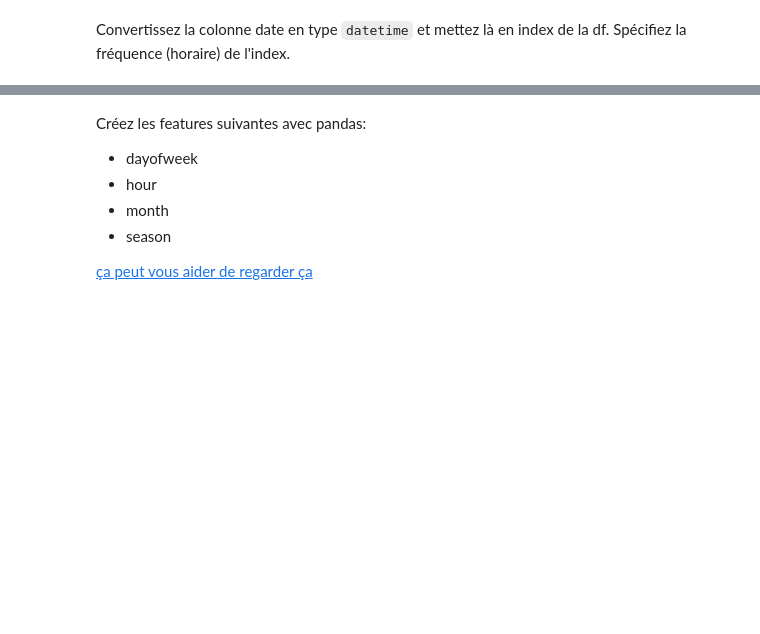
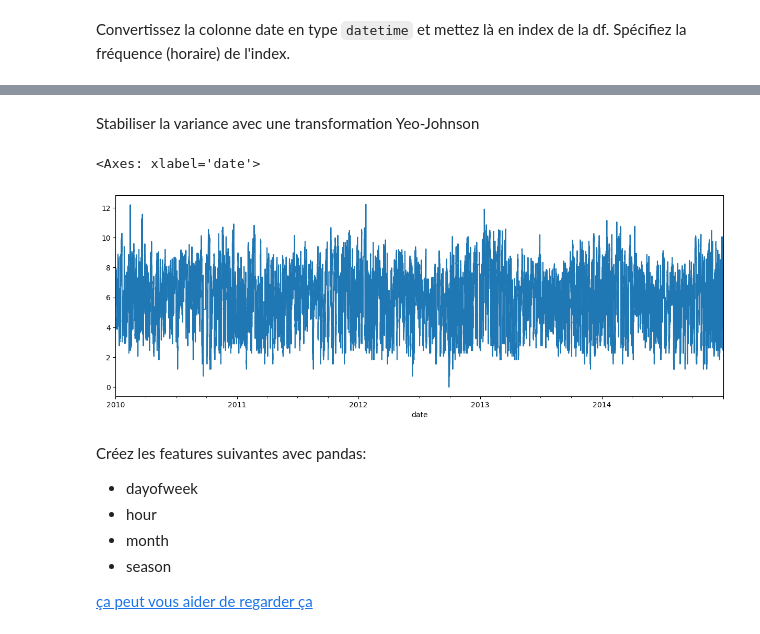
Before and after one commit to basile-desjuzeur/albert_school_ml2, a Jupyter notebook: 3.ts/5.modèles_statistiques_multivariés.ipynb, the cells around one changed output, grey strips where cells are left out. Drawn from its saved outputs; the diff is of its cells as text; code cells hidden in the pictures; blank space fills up the shorter version.

```diff
--- a/3.ts/5.modèles_statistiques_multivariés.ipynb
+++ b/3.ts/5.modèles_statistiques_multivariés.ipynb
@@ -223,3 +113,14 @@ TypeError: no numeric data to plot
+# %% [markdown]
+Stabiliser la variance avec une transformation Yeo-Johnson
+# %%
+from scipy.stats import yeojohnson
+
+df["pm2.5_transformed"], _ = yeojohnson(df["pm2.5"])
+
+df["pm2.5_transformed"].plot(figsize=(15, 5))
+# %% [output]
+<Axes: xlabel='date'>
+[figure, added]
 # %% [markdown]
 Créez les features suivantes avec pandas:
 
```
Also changed, not shown: parts of 41 cells of this notebook, 3 other files.
